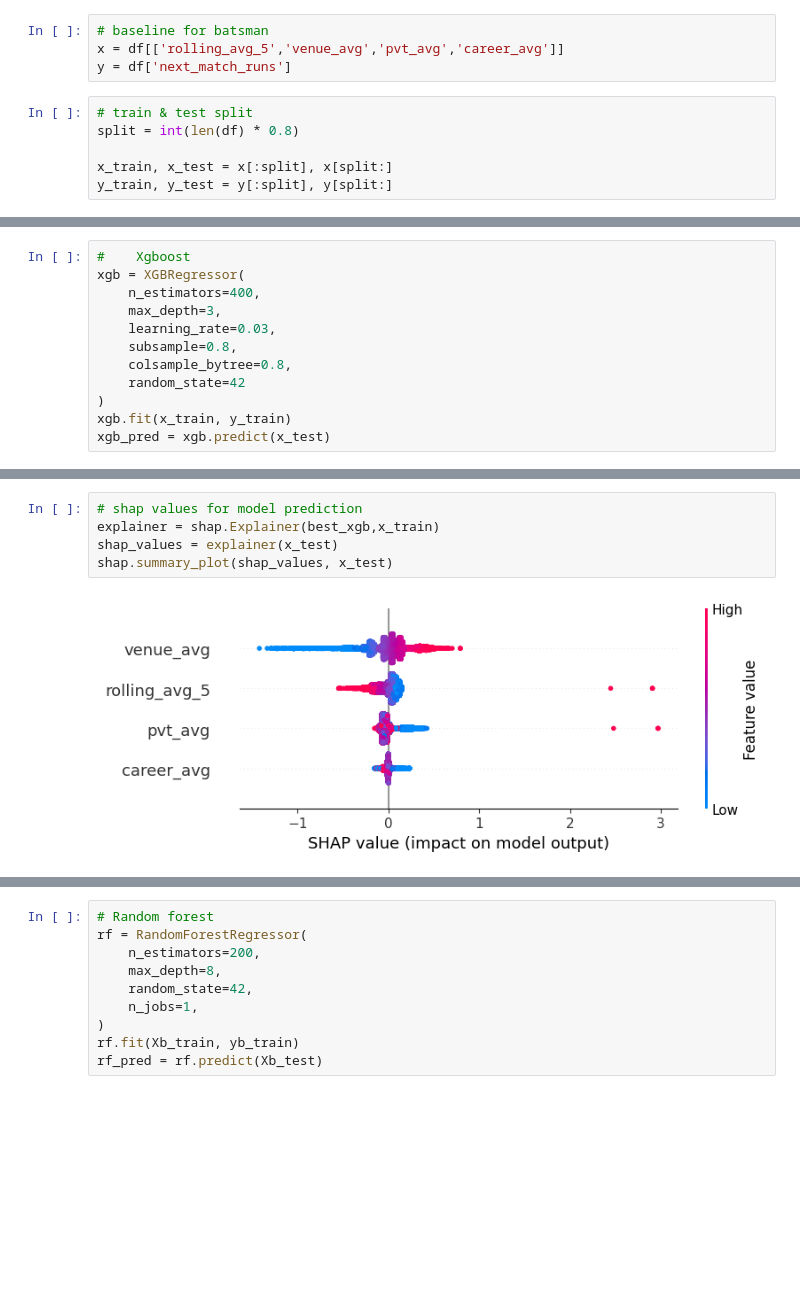
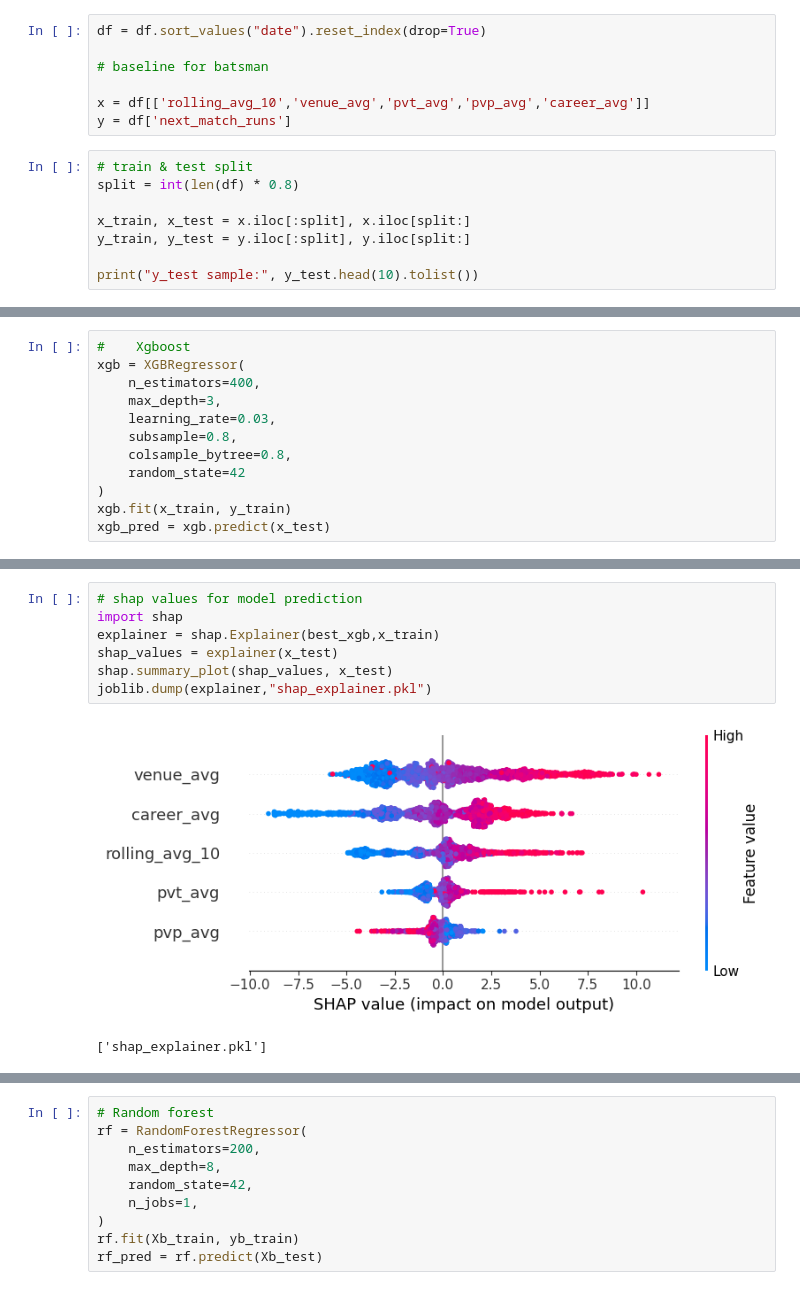
Before and after one commit to SpringBoardMentor895/AI_Cricket_Player_Performance_Prediction, a Jupyter notebook: 03_ModelTraining.ipynb, the cells around one changed output, grey strips where cells are left out. Drawn from its saved outputs; the diff is of its cells as text; blank space fills up the shorter version.

```diff
--- a/03_ModelTraining.ipynb
+++ b/03_ModelTraining.ipynb
@@ -39,10 +42,15 @@ print(df.head(5))
 # %%
+df = df.sort_values("date").reset_index(drop=True)
+
 # baseline for batsman
-x = df[['rolling_avg_5','venue_avg','pvt_avg','career_avg']]
+
+x = df[['rolling_avg_10','venue_avg','pvt_avg','pvp_avg','career_avg']]
 y = df['next_match_runs']
 # %%
 # train & test split
 split = int(len(df) * 0.8)
 
-x_train, x_test = x[:split], x[split:]
-y_train, y_test = y[:split], y[split:]
+x_train, x_test = x.iloc[:split], x.iloc[split:]
+y_train, y_test = y.iloc[:split], y.iloc[split:]
+
+print("y_test sample:", y_test.head(10).tolist())
@@ -239,11 +244,14 @@ XGBRegressor(base_score=None, booster=None, callbacks=None,
              n_jobs=None, num_parallel_tree=None, ...)
 # %%
 # shap values for model prediction
+import shap
 explainer = shap.Explainer(best_xgb,x_train)
 shap_values = explainer(x_test)
 shap.summary_plot(shap_values, x_test)
+joblib.dump(explainer,"shap_explainer.pkl")
 # %% [output]
-[figure, old version]
+[figure, new version]
+['shap_explainer.pkl']
 # %%
 #___________Random Forest SHAP______
 #rf_explainer = shap.Explainer(best_rf,x_train)
```
Also changed, not shown: parts of 25 cells of this notebook.
